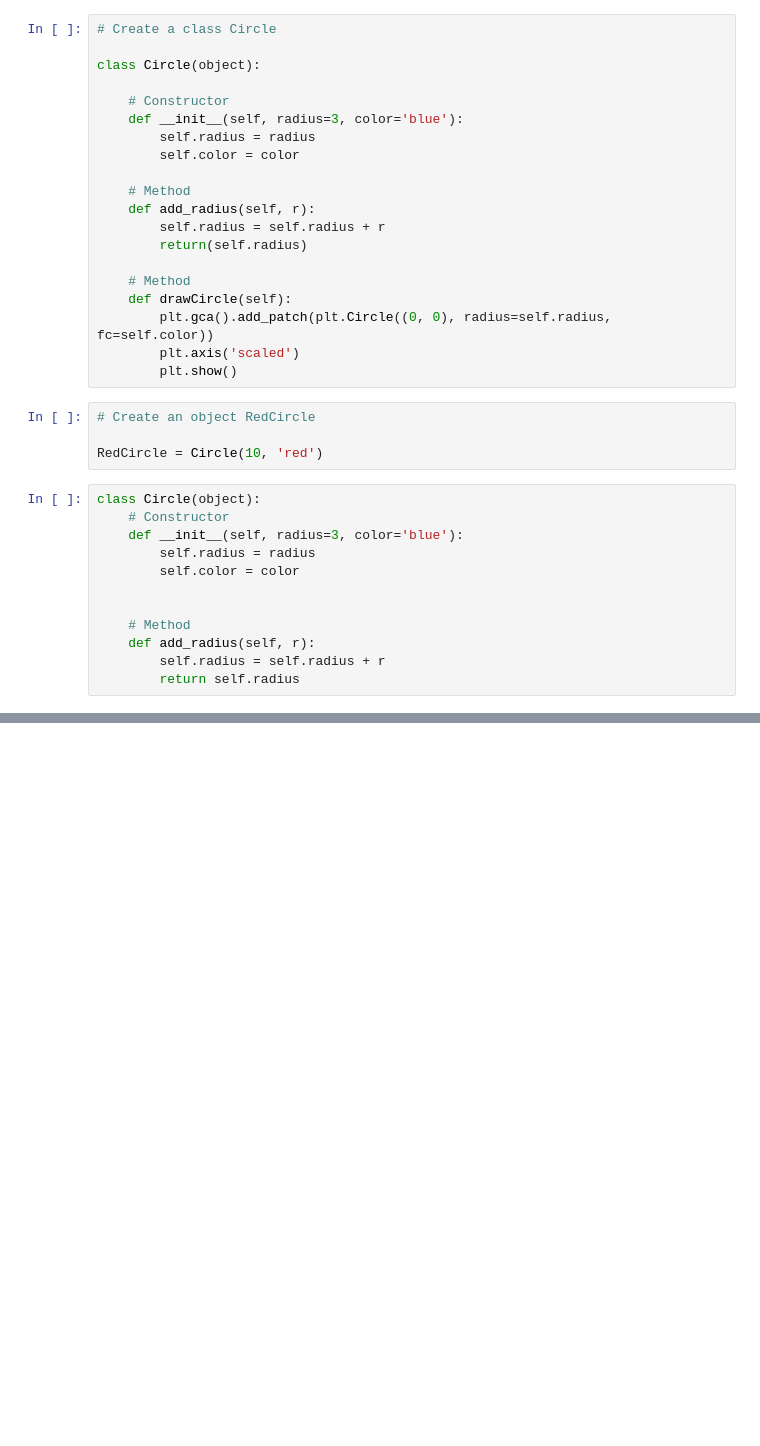
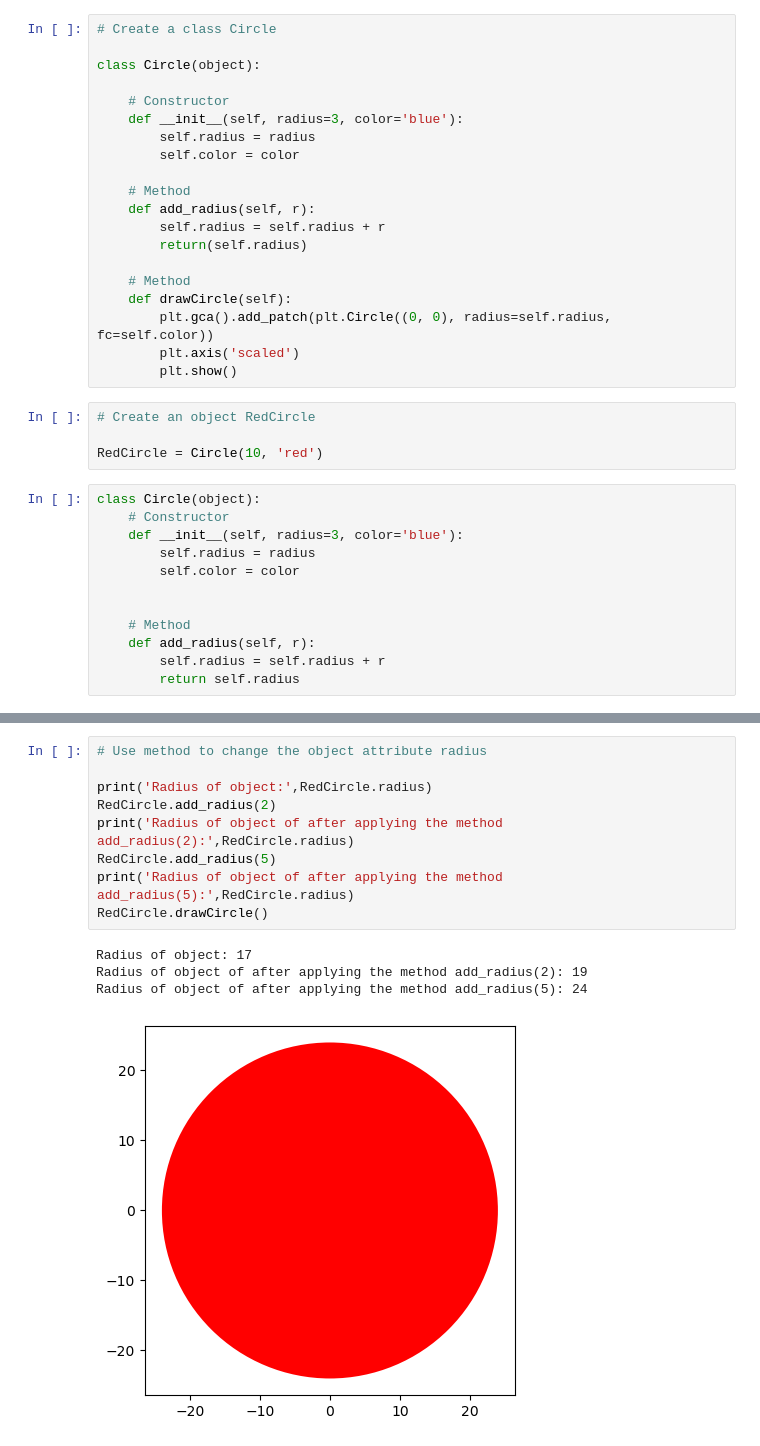
Before and after one commit to awaisalirajpot/IBM-Data-Science, a Jupyter notebook: M3 Python Programming Fundamentals.ipynb, the cells around one changed output, grey strips where cells are left out. Cells and saved outputs as stored; diff of their text form; blank space fills up the shorter version.

```diff
--- a/M3 Python Programming Fundamentals.ipynb
+++ b/M3 Python Programming Fundamentals.ipynb
@@ -812,0 +844,14 @@ class Circle(object):
+# %%
+# Use method to change the object attribute radius
+
+print('Radius of object:',RedCircle.radius)
+RedCircle.add_radius(2)
+print('Radius of object of after applying the method add_radius(2):',RedCircle.radius)
+RedCircle.add_radius(5)
+print('Radius of object of after applying the method add_radius(5):',RedCircle.radius)
+RedCircle.drawCircle()
+# %% [output]
+Radius of object: 17
+Radius of object of after applying the method add_radius(2): 19
+Radius of object of after applying the method add_radius(5): 24
+[figure, added]
```
Also changed, not shown: parts of 24 cells of this notebook, 2 other files.
